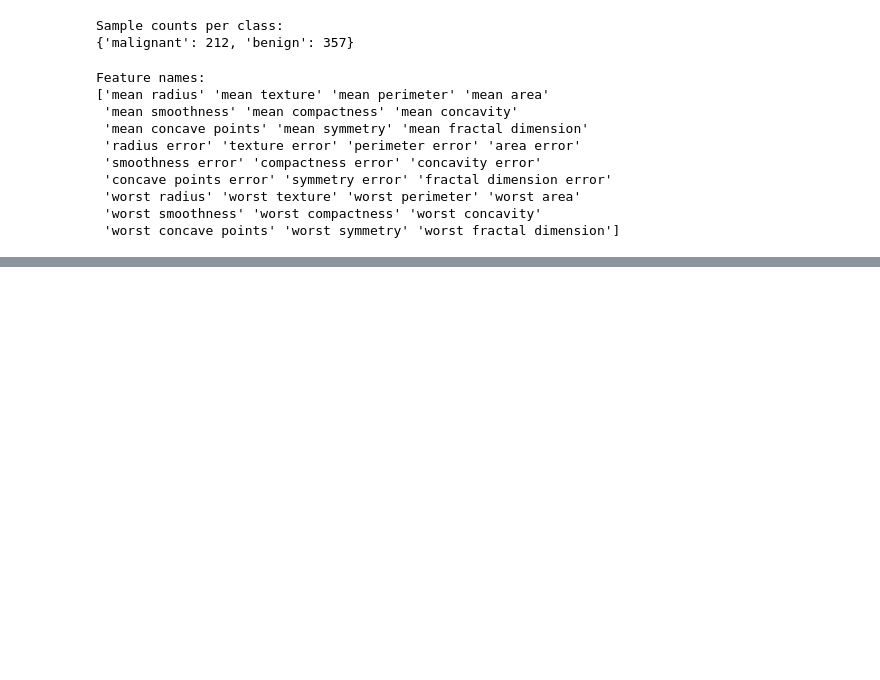
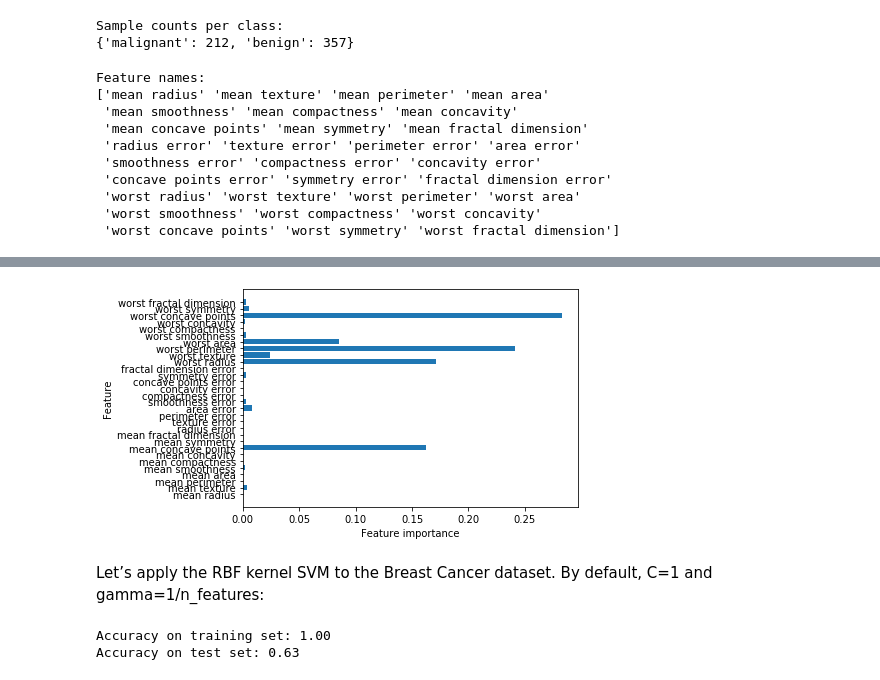
Before and after one commit to barto-ber/Machine-Learning-Projects, a Jupyter notebook: b_cancer.ipynb, the cells around one changed output, grey strips where cells are left out. Drawn from its saved outputs; the diff is of its cells as text; code cells hidden in the pictures; blank space fills up the shorter version.

```diff
--- a/b_cancer.ipynb
+++ b/b_cancer.ipynb
@@ -74,0 +178,23 @@ plt.legend()
+# %%
+gbrt = GradientBoostingClassifier(random_state=0, max_depth=1)
+gbrt.fit(X_train, y_train)
+plot_feature_importances_cancer(gbrt)
+# %% [output]
+[figure, added]
+# %% [markdown]
+Let’s apply the RBF kernel SVM to the Breast Cancer dataset. By default, C=1 and
+gamma=1/n_features:
+# %%
+from sklearn.svm import SVC
+
+X_train, X_test, y_train, y_test = train_test_split(
+    cancer.data, cancer.target, random_state=0)
+
+svc = SVC()
+svc.fit(X_train, y_train)
+
+print("Accuracy on training set: {:.2f}".format(svc.score(X_train, y_train)))
+print("Accuracy on test set: {:.2f}".format(svc.score(X_test, y_test)))
+# %% [output]
+Accuracy on training set: 1.00
+Accuracy on test set: 0.63
```
Also changed, not shown: parts of 26 cells of this notebook.
